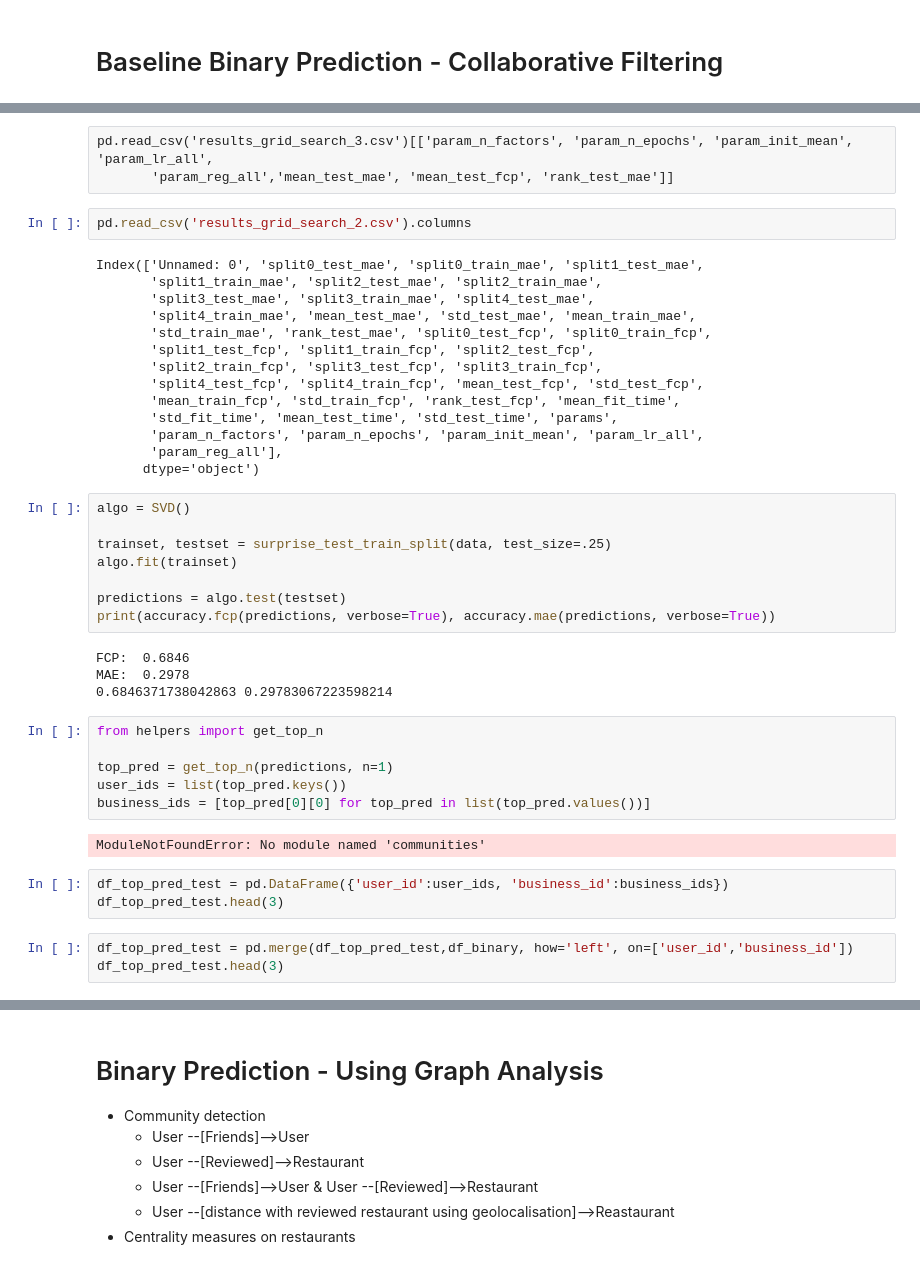
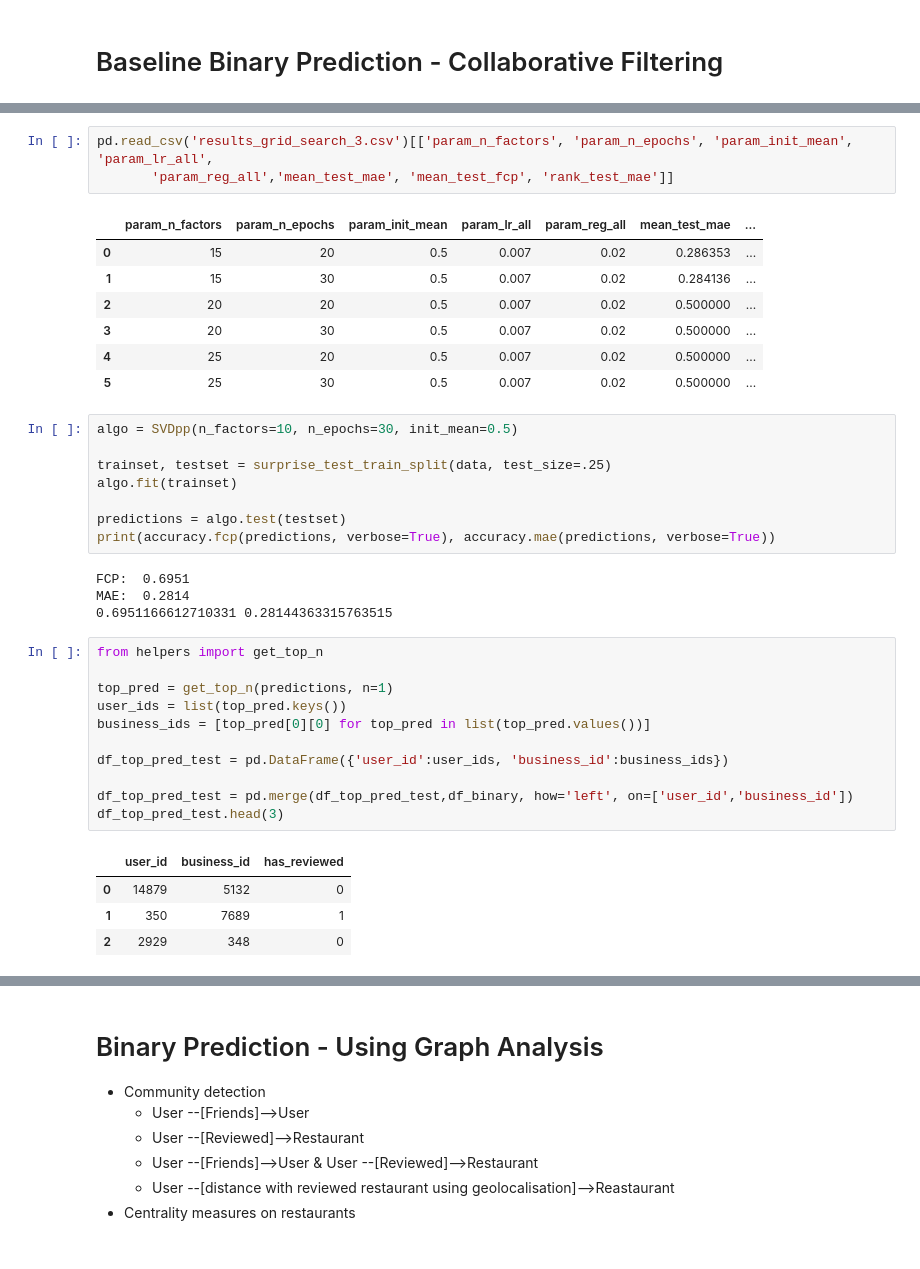
Before and after one commit to FlxPr/Network_Science_Yelp_Dataset, a Jupyter notebook: exp-binary-link-prediction.ipynb, the cells around one changed output, grey strips where cells are left out. Drawn from its saved outputs; the diff is of its cells as text.

Commit message:
Create Exp Results folder

```diff
--- a/exp-binary-link-prediction.ipynb
+++ b/exp-binary-link-prediction.ipynb
@@ -211,24 +142,16 @@ pd.DataFrame(grid.cv_results).to_csv('results_grid_search_3.csv')
-# %% [raw]
-pd.read_csv('results_grid_search_3.csv')[['param_n_factors', 'param_n_epochs', 'param_init_mean', 'param_lr_all',
-       'param_reg_all','mean_test_mae', 'mean_test_fcp', 'rank_test_mae']]
-# %%
-pd.read_csv('results_grid_search_2.csv').columns
-# %% [output]
-Index(['Unnamed: 0', 'split0_test_mae', 'split0_train_mae', 'split1_test_mae',
-       'split1_train_mae', 'split2_test_mae', 'split2_train_mae',
-       'split3_test_mae', 'split3_train_mae', 'split4_test_mae',
-       'split4_train_mae', 'mean_test_mae', 'std_test_mae', 'mean_train_mae',
-       'std_train_mae', 'rank_test_mae', 'split0_test_fcp', 'split0_train_fcp',
-       'split1_test_fcp', 'split1_train_fcp', 'split2_test_fcp',
-       'split2_train_fcp', 'split3_test_fcp', 'split3_train_fcp',
-       'split4_test_fcp', 'split4_train_fcp', 'mean_test_fcp', 'std_test_fcp',
-       'mean_train_fcp', 'std_train_fcp', 'rank_test_fcp', 'mean_fit_time',
-       'std_fit_time', 'mean_test_time', 'std_test_time', 'params',
-       'param_n_factors', 'param_n_epochs', 'param_init_mean', 'param_lr_all',
-       'param_reg_all'],
-      dtype='object')
+# %%
+pd.read_csv('results_grid_search_3.csv')[['param_n_factors', 'param_n_epochs', 'param_init_mean', 'param_lr_all',
+       'param_reg_all','mean_test_mae', 'mean_test_fcp', 'rank_test_mae']]
+# %% [output]
+|  | param_n_factors | param_n_epochs | param_init_mean | param_lr_all | param_reg_all | mean_test_mae | ... |
+| 0 | 15 | 20 | 0.5 | 0.007 | 0.02 | 0.286353 | ... |
+| 1 | 15 | 30 | 0.5 | 0.007 | 0.02 | 0.284136 | ... |
+| 2 | 20 | 20 | 0.5 | 0.007 | 0.02 | 0.500000 | ... |
+| 3 | 20 | 30 | 0.5 | 0.007 | 0.02 | 0.500000 | ... |
+| 4 | 25 | 20 | 0.5 | 0.007 | 0.02 | 0.500000 | ... |
+| 5 | 25 | 30 | 0.5 | 0.007 | 0.02 | 0.500000 | ... |
 # %%
-algo = SVD()
+algo = SVDpp(n_factors=10, n_epochs=30, init_mean=0.5)
 
 trainset, testset = surprise_test_train_split(data, test_size=.25)
 algo.fit(trainset)
@@ -236,23 +159,25 @@ algo.fit(trainset)
 predictions = algo.test(testset)
 print(accuracy.fcp(predictions, verbose=True), accuracy.mae(predictions, verbose=True))
 # %% [output]
-FCP:  0.6846
-MAE:  0.2978
-0.6846371738042863 0.29783067223598214
+FCP:  0.6951
+MAE:  0.2814
+0.6951166612710331 0.28144363315763515
 # %%
 from helpers import get_top_n
 
 top_pred = get_top_n(predictions, n=1)
 user_ids = list(top_pred.keys())
 business_ids = [top_pred[0][0] for top_pred in list(top_pred.values())]
+
+df_top_pred_test = pd.DataFrame({'user_id':user_ids, 'business_id':business_ids})
+
+df_top_pred_test = pd.merge(df_top_pred_test,df_binary, how='left', on=['user_id','business_id'])
+df_top_pred_test.head(3)
 # %% [output]
-ModuleNotFoundError: No module named 'communities'
+|  | user_id | business_id | has_reviewed |
+| 0 | 14879 | 5132 | 0 |
+| 1 | 350 | 7689 | 1 |
+| 2 | 2929 | 348 | 0 |
-# %%
-df_top_pred_test = pd.DataFrame({'user_id':user_ids, 'business_id':business_ids})
-df_top_pred_test.head(3)
-# %%
-df_top_pred_test = pd.merge(df_top_pred_test,df_binary, how='left', on=['user_id','business_id'])
-df_top_pred_test.head(3)
 # %%
 print('precision of top 1 recommender: {}'.format(df_top_pred_test['has_reviewed'].mean()))
 print('Note that a random recommender would have a precision of : {}'.format(df_binary['has_reviewed'].mean()))
```
Also changed, not shown: parts of 36 cells of this notebook, 4 other files.
